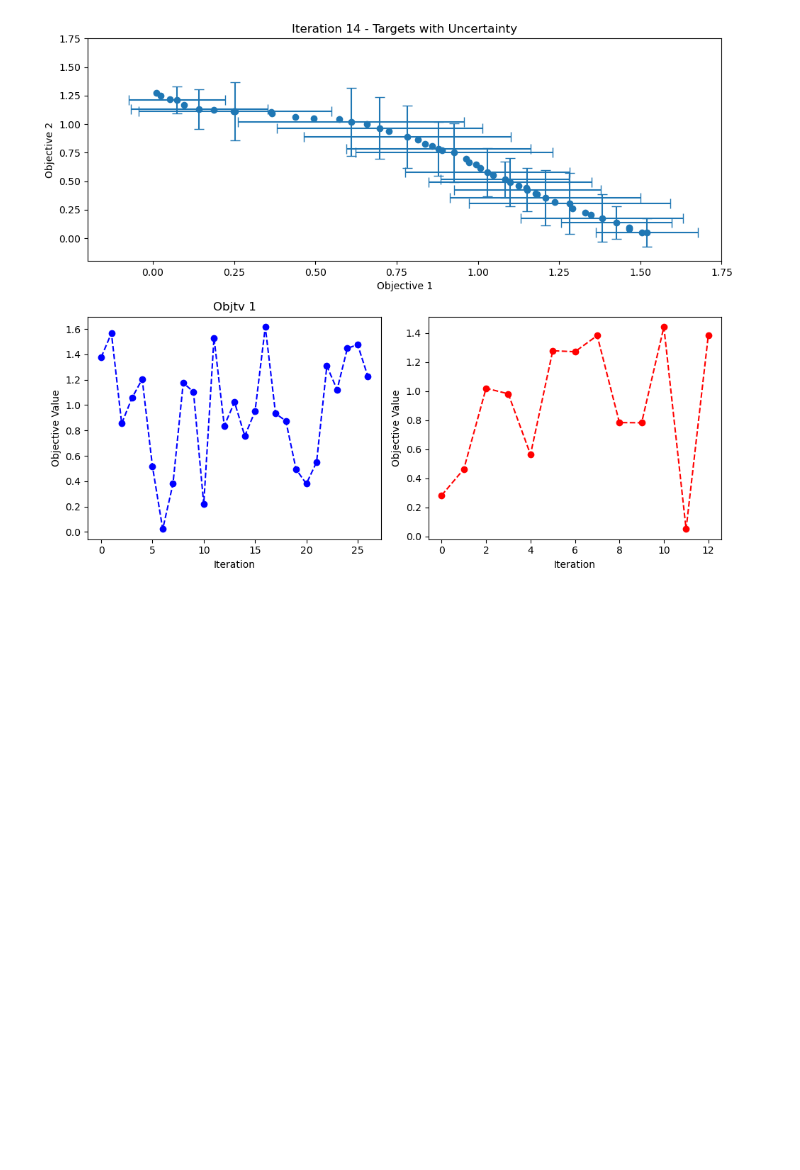
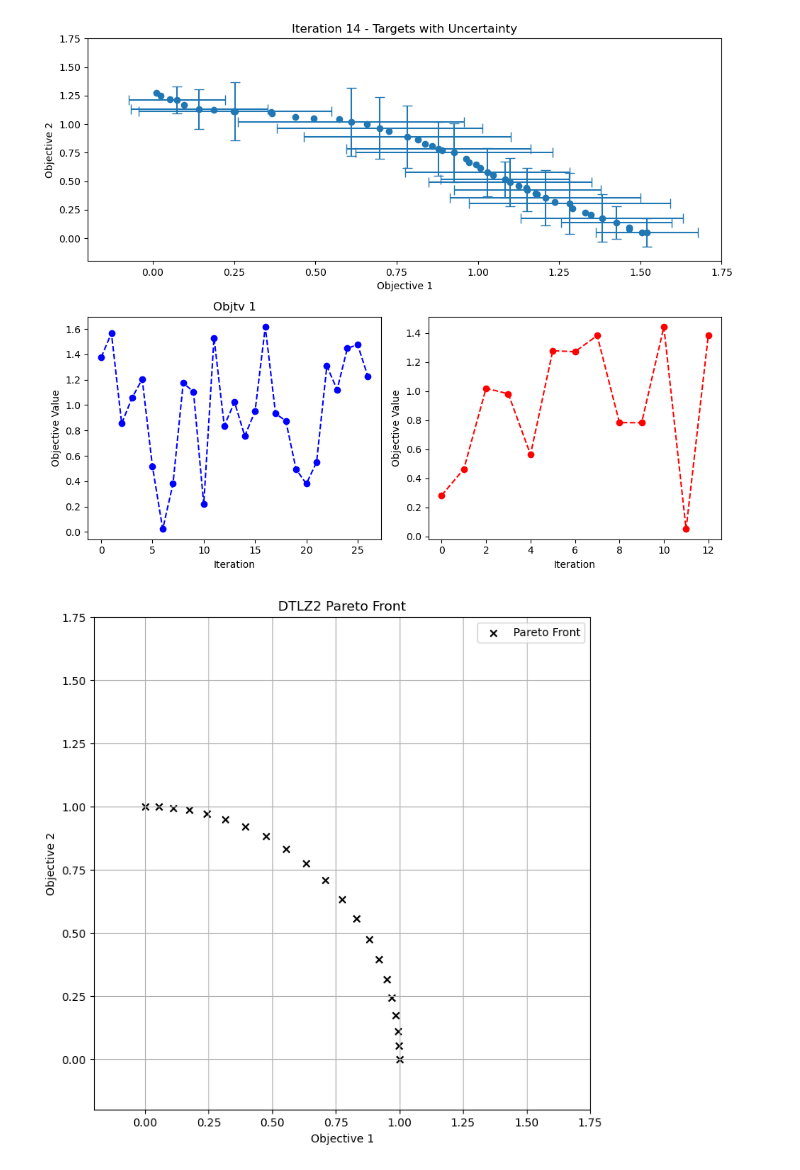
Before and after one commit to BenMoore310/pineconeFullPipeline, a Jupyter notebook: boTorchDevelopment/HVKGPlotting.ipynb, the cells around one changed output. Cells and saved outputs as stored; diff of their text form; code cells hidden in the pictures; blank space fills up the shorter version.

```diff
--- a/boTorchDevelopment/HVKGPlotting.ipynb
+++ b/boTorchDevelopment/HVKGPlotting.ipynb
@@ -109,3 +109,27 @@ plt.tight_layout()
 plt.show()
 # %% [output]
 [figure]
+# %%
+from pymoo.problems import get_problem
+from pymoo.util.plotting import plot
+from pymoo.util.ref_dirs import get_reference_directions
+from pymoo.visualization.scatter import Scatter
+
+ref_dirs = get_reference_directions("das-dennis", 2, n_partitions=20)
+pf = get_problem("dtlz2").pareto_front(ref_dirs)
+
+#save the pareto front as a numpy array and plot it
+pfArray = np.array(pf)
+plt.figure(figsize=(8, 8))
+plt.scatter(pfArray[:, 0], pfArray[:, 1], c='black', marker='x', label='Pareto Front')
+plt.title('DTLZ2 Pareto Front')
+plt.xlabel('Objective 1')
+plt.ylabel('Objective 2')
+plt.xlim(-0.2, 1.75)
+plt.ylim(-0.2, 1.75)
+plt.grid(True)
+plt.legend()
+# plt.savefig('dtlz2_pareto_front.png')
+plt.show()
+# %% [output]
+[figure, added]
```
Also changed, not shown: 4 other files.
